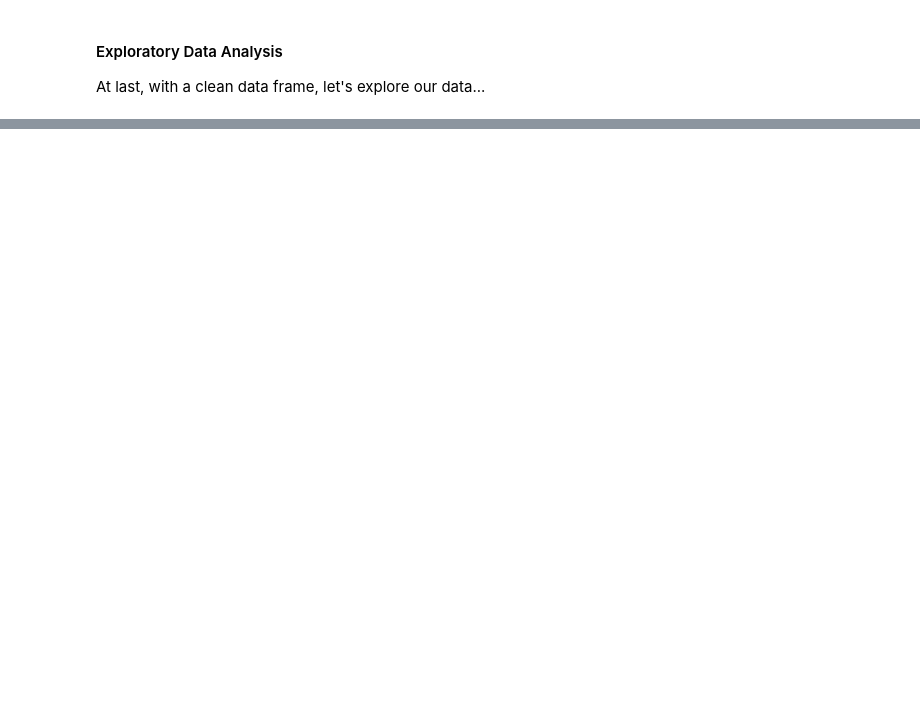
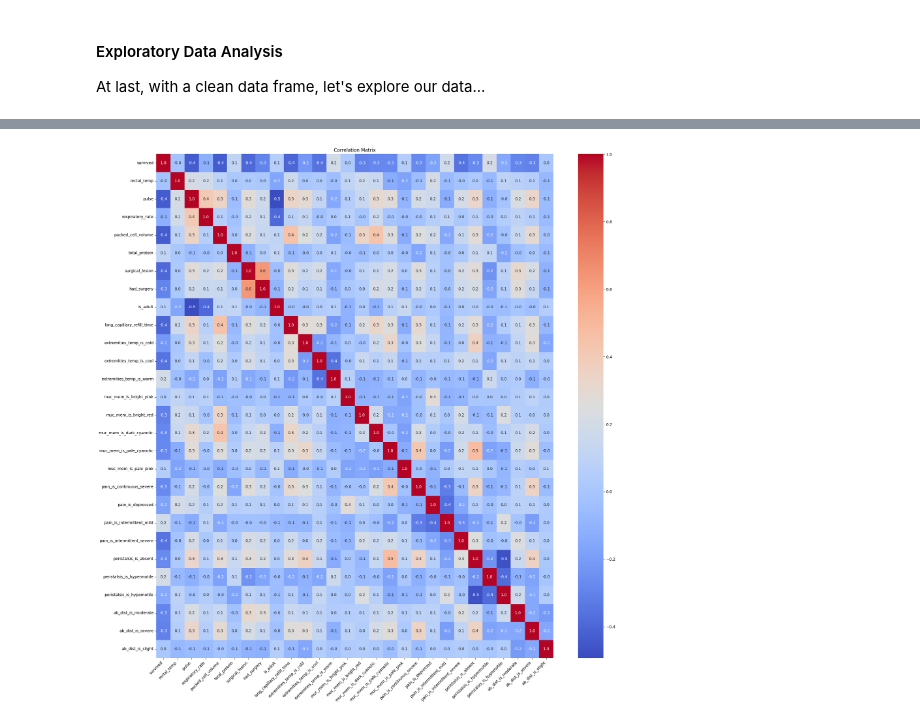
Before and after one commit to mrkmhny/horses, a Jupyter notebook: horses.ipynb, the cells around one changed output, grey strips where cells are left out. Drawn from its saved outputs; the diff is of its cells as text; code cells hidden in the pictures; blank space fills up the shorter version.

```diff
--- a/horses.ipynb
+++ b/horses.ipynb
@@ -422,0 +467,18 @@ At last, with a clean data frame, let's explore our data...
+# %%
+# Compute the correlation matrix
+corr_matrix = df_train_resampled.corr()
+
+# Set up the matplotlib figure
+plt.figure(figsize=(20, 20))
+
+# Generate a heatmap
+sns.heatmap(corr_matrix, annot=True, fmt=".1f", cmap='coolwarm', cbar=True,
+            annot_kws={'size': 10})  # Increase font size for annotations
+
+plt.title('Correlation Matrix')
+plt.xticks(rotation=45, ha='right')  # Rotate x labels for better fit
+plt.yticks(rotation=0)  # Ensure y labels are horizontal for better readability
+plt.tight_layout()  # Adjust the layout to make room for label rotation
+plt.show()
+# %% [output]
+[figure, added]
```
Also changed, not shown: parts of 25 cells of this notebook.
